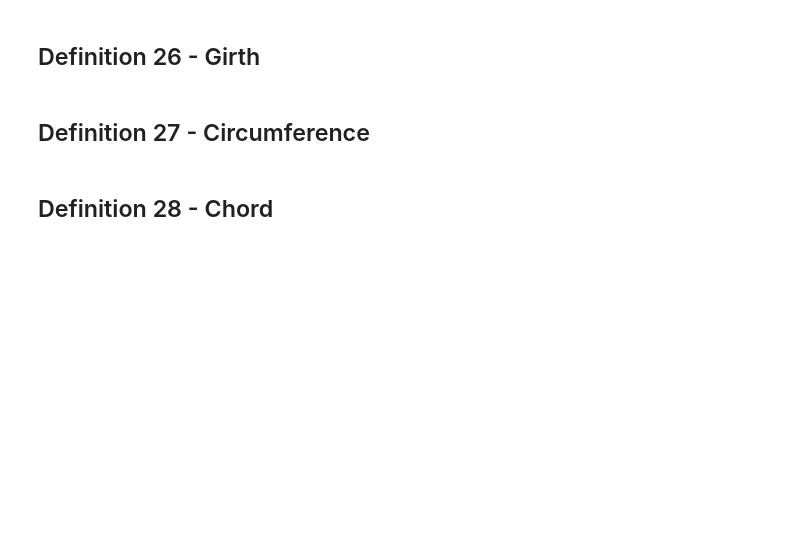
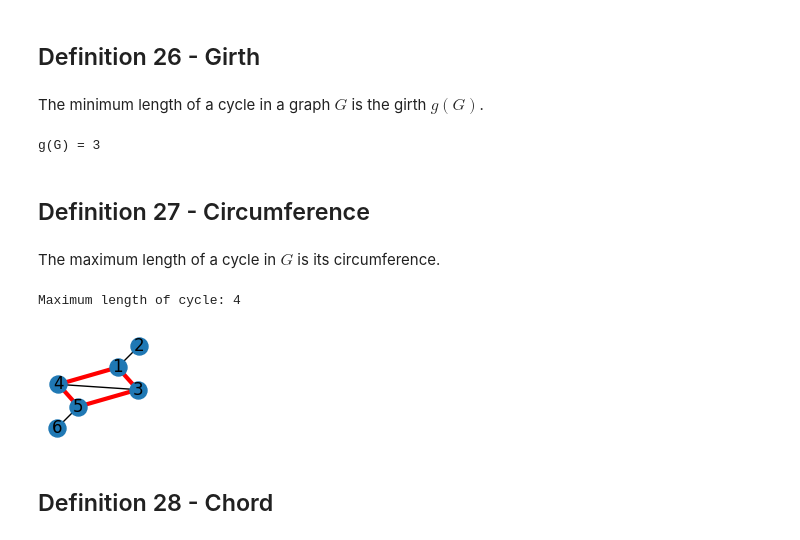
Before and after one commit to lipinski/graph-theory, a Jupyter notebook: definitions.ipynb, the cells around one changed output. Cells and saved outputs as stored; diff of their text form; code cells hidden in the pictures; blank space fills up the shorter version.

Commit message:
Add Girth, Circumference, Chord

```diff
--- a/definitions.ipynb
+++ b/definitions.ipynb
@@ -485,7 +485,31 @@ for i, cycle in enumerate(cycles):
 [figure]
 # %% [markdown]
 ## Definition 26 - Girth
+# %% [markdown]
+The minimum length of a cycle in a graph $G$ is the girth $g(G)$.
+# %%
+cycles = nx.cycle_basis(G)
+girth = min(map(len, cycles))
+print(f'g(G) = {girth}')
+# %% [output]
+g(G) = 3
 # %% [markdown]
 ## Definition 27 - Circumference
+# %% [markdown]
+The maximum length of a cycle in $G$ is its circumference.
+# %%
+cycles = nx.cycle_basis(G)
+nodes = np.unique(np.array(cycles).flatten())
+
+H = nx.Graph()
+nx.add_cycle(H, [1, 4, 5, 3])
+print(f'Maximum length of cycle: {len(nodes)}')
+
+fig = plt.figure(figsize=figsize)
+nx.draw(G, pos=pos, node_size=150, with_labels=True)
+nx.draw_networkx_edges(G, pos=pos, edgelist=H.edges, edge_color='red', width=3);
+# %% [output]
+Maximum length of cycle: 4
+[figure, added]
 # %% [markdown]
 ## Definition 28 - Chord
```
Also changed, not shown: parts of 2 cells of this notebook.
